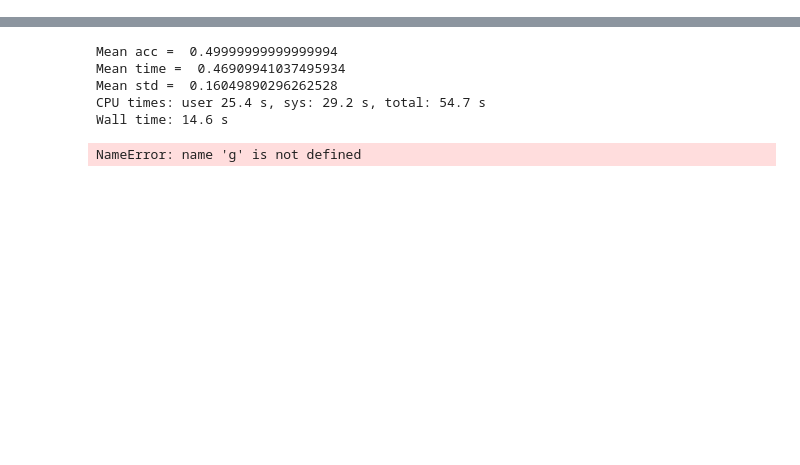
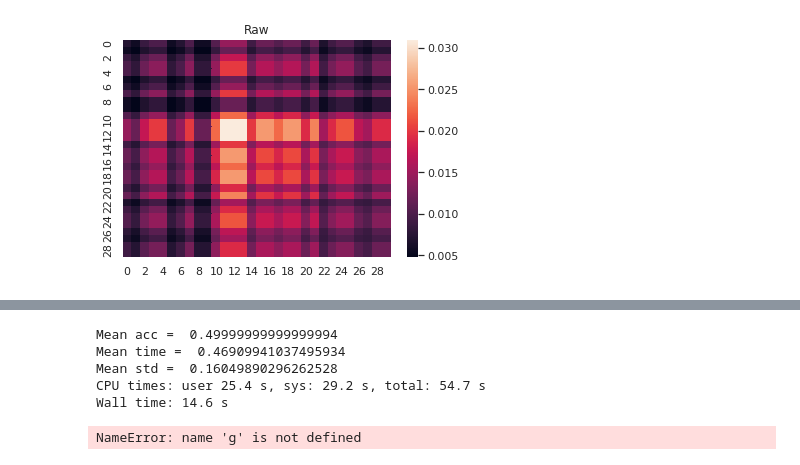
Before and after one commit to leoandeol/graph-kernels, a Jupyter notebook: tests.ipynb, the cells around one changed output, grey strips where cells are left out. Cells and saved outputs as stored; diff of their text form; code cells hidden in the pictures; blank space fills up the shorter version.

```diff
--- a/tests.ipynb
+++ b/tests.ipynb
@@ -53,0 +15,6 @@ sns.heatmap(ker.build_gram_matrix(db2[:,0],kernel=ker.spec_decomp_kernel))
+# %%
+%%timeit
+plt.clf()
+plt.title("Raw")
+sns.heatmap(ker.build_gram_matrix(db2[:,0],kernel=ker.raw_kernel))
+# %% [output]
@@ -53,0 +22 @@ sns.heatmap(ker.build_gram_matrix(db2[:,0],kernel=ker.spec_decomp_kernel))
+[figure, added]
```
Also changed, not shown: parts of 6 cells of this notebook, 1 other file.
